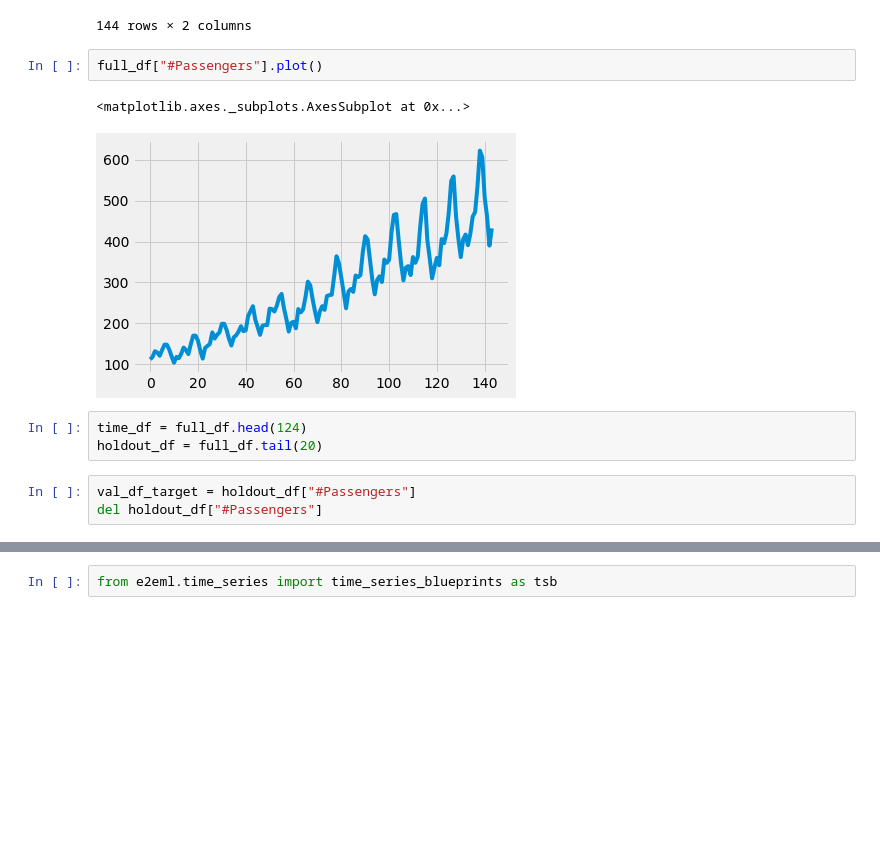
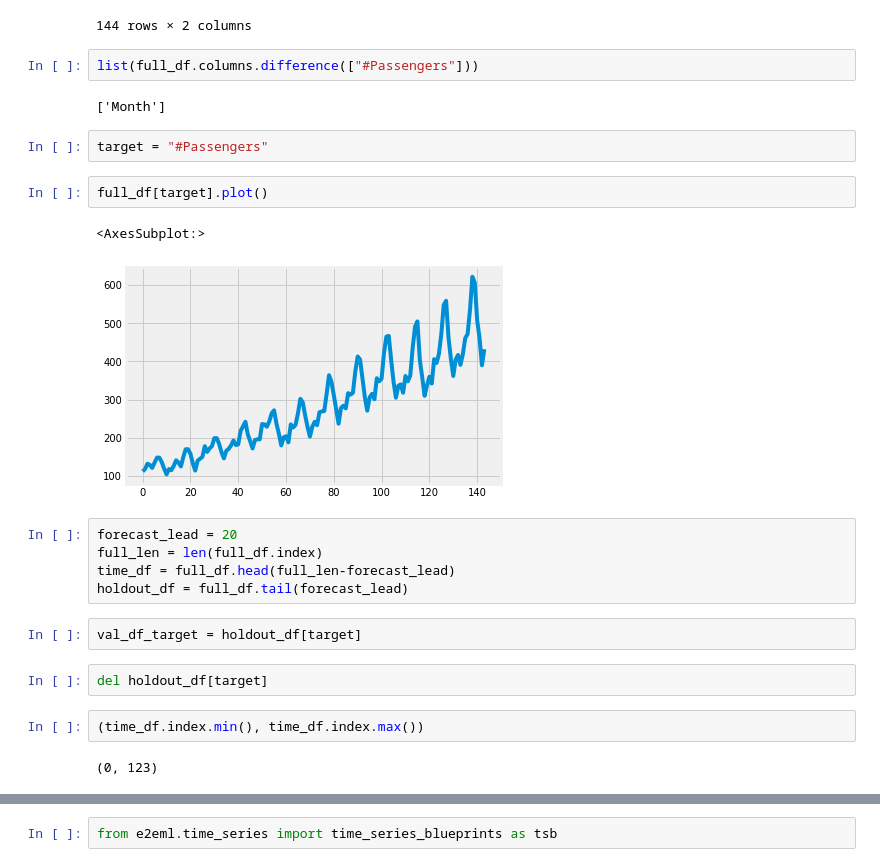
Before and after one commit to ThomasMeissnerDS/e2e_ml, a Jupyter notebook: Example notebooks/Time series/Time series - Predict Air passengers using Holt winters.ipynb, the cells around one changed output, grey strips where cells are left out. Cells and saved outputs as stored; diff of their text form; blank space fills up the shorter version.

```diff
--- a/Example notebooks/Time series using Autoarima/Time series - Predict Air passengers using Autoarima.ipynb
+++ b/Example notebooks/Time series/Time series - Predict Air passengers using Holt winters.ipynb
@@ -55,14 +49,27 @@ full_df
 | 142 | 1960-11 | 390 |
 | 143 | 1960-12 | 432 |
 144 rows × 2 columns
-# %%
-full_df["#Passengers"].plot()
-# %% [output]
-<matplotlib.axes._subplots.AxesSubplot at 0x...>
-[figure, removed]
+# %%
+list(full_df.columns.difference(["#Passengers"]))
+# %% [output]
+['Month']
+# %%
+target = "#Passengers"
+# %%
+full_df[target].plot()
+# %% [output]
+<AxesSubplot:>
+[figure, added]
 # %%
-time_df = full_df.head(124)
-holdout_df = full_df.tail(20)
+forecast_lead = 20
+full_len = len(full_df.index)
+time_df = full_df.head(full_len-forecast_lead)
+holdout_df = full_df.tail(forecast_lead)
-# %%
-val_df_target = holdout_df["#Passengers"]
-del holdout_df["#Passengers"]
+# %%
+val_df_target = holdout_df[target]
+# %%
+del holdout_df[target]
+# %%
+(time_df.index.min(), time_df.index.max())
+# %% [output]
+(0, 123)
```
Also changed, not shown: parts of 16 cells of this notebook, 2 other files.
